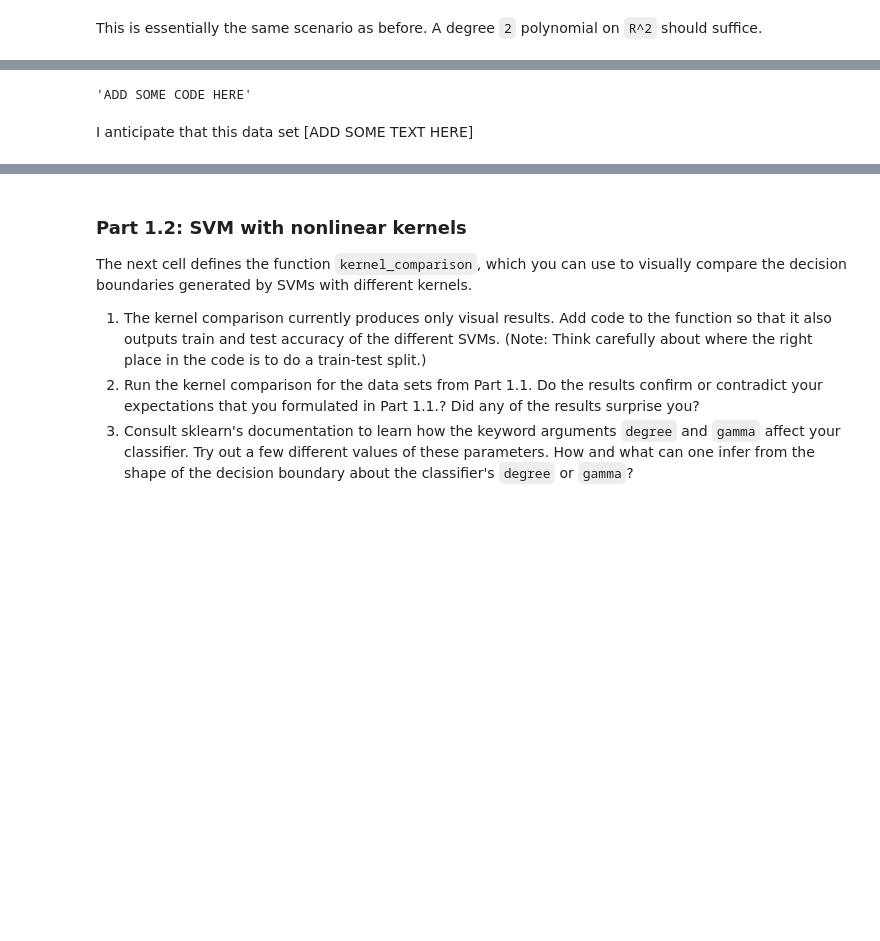
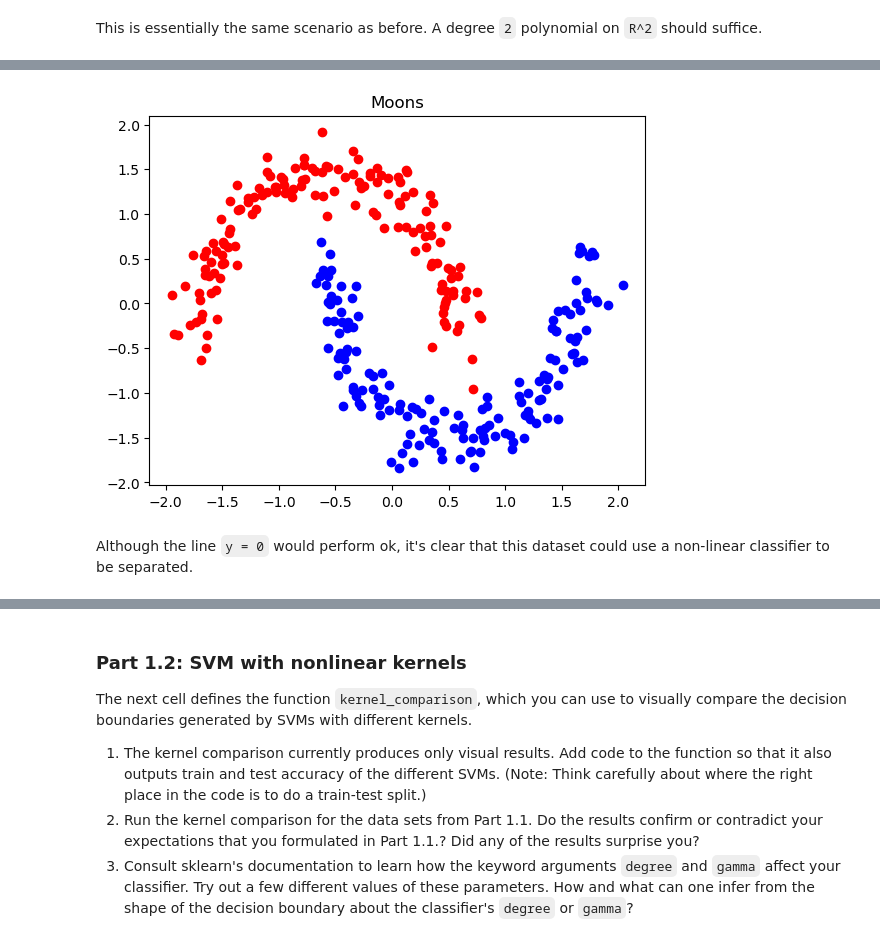
Before and after one commit to Raikhen/mathematics-and-ai, a Jupyter notebook: weekly-projects/week5/Homework 5.ipynb, the cells around one changed output, grey strips where cells are left out. Saved outputs shown, nothing was run; the diff lists cells and outputs as text; code cells hidden in the pictures; blank space fills up the shorter version.

```diff
--- a/weekly-projects/week5/Homework 5.ipynb
+++ b/weekly-projects/week5/Homework 5.ipynb
@@ -161,9 +148,9 @@ I anticipate that this data set [ADD SOME TEXT HERE]
 # %%
 # Generate and visualize moons data set
-'''ADD SOME CODE HERE'''
+plot_dataset('moons', 'Moons')
 # %% [output]
-'ADD SOME CODE HERE'
+[figure, added]
 # %% [markdown]
-I anticipate that this data set [ADD SOME TEXT HERE]
+Although the line `y = 0` would perform ok, it's clear that this dataset could use a non-linear classifier to be separated.
 # %%
 # Generate and visualize swiss role with 2 split sets
```
Also changed, not shown: parts of 18 cells of this notebook.
